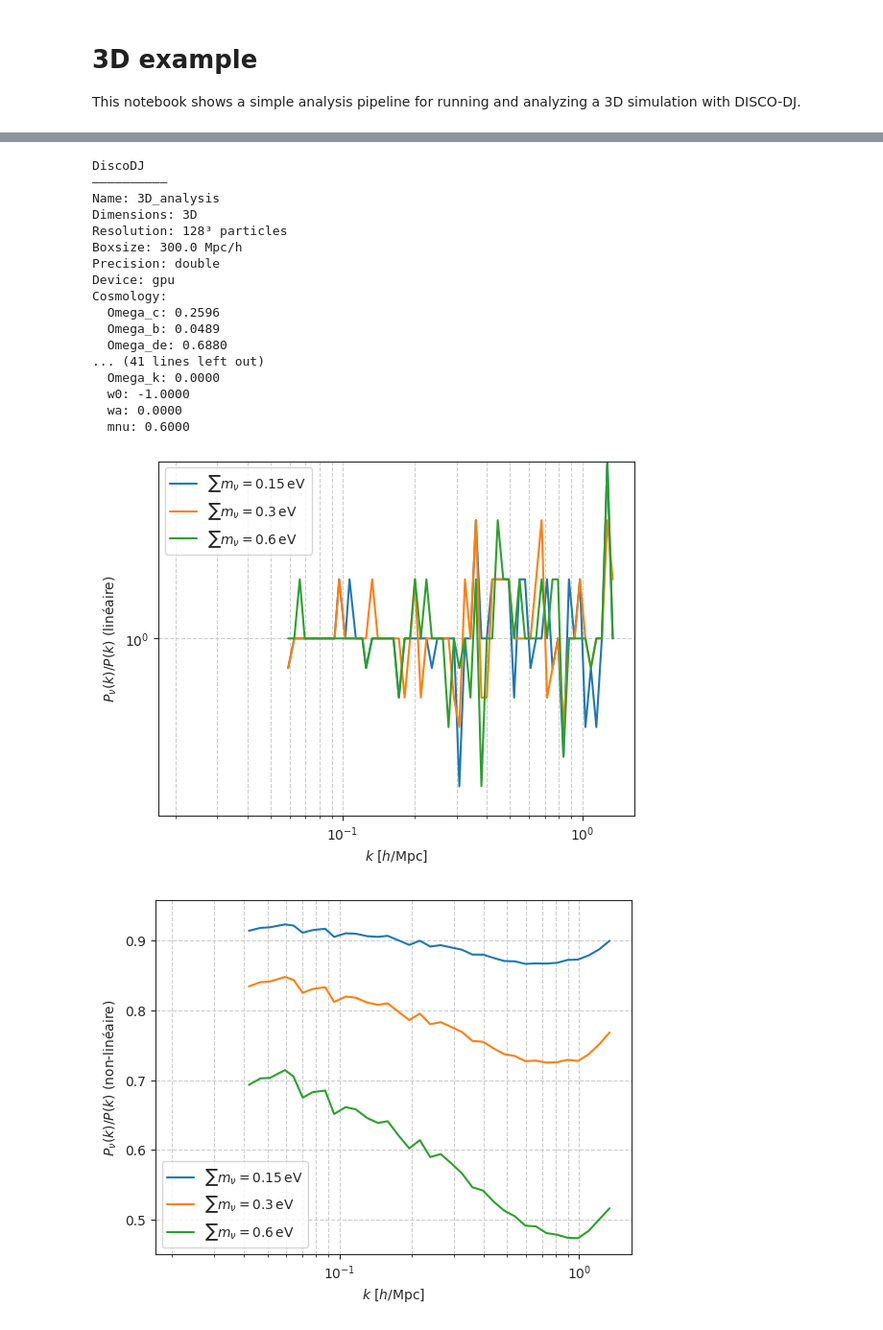
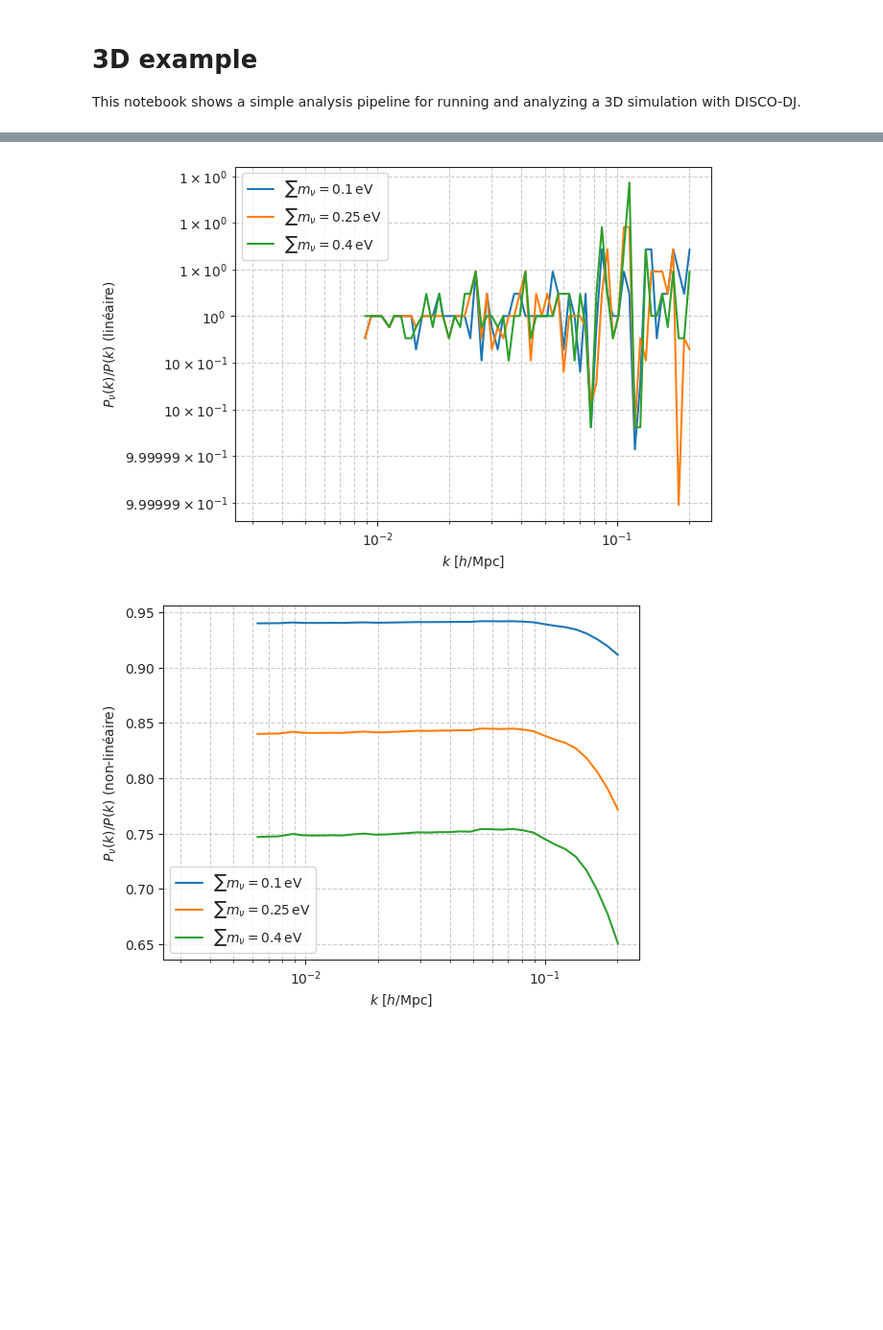
Before and after one commit to Xantyos13/DISCO-DJ, a Jupyter notebook: Neutrinos/disco_dj_3d_neutrinos.ipynb, the cells around one changed output, grey strips where cells are left out. Shown at 96% size. Saved outputs shown, nothing was run; the diff lists cells and outputs as text; code cells hidden in the pictures; blank space fills up the shorter version.

```diff
--- a/Neutrinos/disco_dj_3d_neutrinos.ipynb
+++ b/Neutrinos/disco_dj_3d_neutrinos.ipynb
@@ -39,13 +39,13 @@ print(device)
 name = "3D_analysis"
 dim = 3
 
-precision = "double"
+precision = "single"
 if precision == "double":
     config.update("jax_enable_x64", True)
 
 
 # Define the boxsize and resolution
-boxsize = 300.0  # in Mpc/h
+boxsize = 2000  # in Mpc/h
 res = 128  # the particles live on a Lagrangrian grid of resolution (res)^dim
 
 
@@ -54,7 +54,7 @@ res = 128  # the particles live on a Lagrangrian grid of resolution (res)^dim
 
 # The cosmology can be provided as a dictionary or a string for a pre-defined cosmology (e.g. "CamelsCV" for the Camels Cosmic Variance suite).
 # cosmo = "CamelsCV"
-cosmo = dict(Omega_c=0.259605,  # cold dark matter content
+cosmo = dict(Omega_c=0.2610089,  # cold dark matter content
              Omega_b=0.0488911,  # baryonic content (note: Disco-DJ so far only performs N-body simulations, no hydro; this is only used for the linear power spectrum!)
              h=0.67742,  # dimensionless Hubble constant
              n_s=0.96822,  # scalar spectral index
@@ -64,7 +64,7 @@ cosmo = dict(Omega_c=0.259605,  # cold dark matter content
 dj = DiscoDJ(dim=dim, res=res, name=name, device=device, precision=precision, boxsize=boxsize, cosmo=cosmo)
 print(dj)
 dj = dj.with_timetables()
-dj = dj.with_linear_ps(transfer_function="DiscoEB")
+dj = dj.with_linear_ps(transfer_function="Eisenstein-Hu")
 white_noise_field = dj.get_ngenic_noise(seed=13)  # a white noise field, defined in real space
 dj = dj.with_ics(white_noise_space="real", white_noise_field=white_noise_field, convert_to_numpy=True)
 k_pre, Pk_pre, _ = dj.evaluate_power_spectrum(dj.delta_ini, compute_std=False, bins=80)
@@ -99,8 +99,8 @@ k, Pk, _ = dj.evaluate_power_spectrum(delta_sim, bins=dj.res//3, deconvolve=True
 
 ###########################################################################################################################################################################
 results_disco = []
-for sum_masses in [0.15, 0.3, 0.6]:
-    cosmo_nu = dict(Omega_c=0.259605,  # cold dark matter content
+for sum_masses in [0.1, 0.25, 0.4]:
+    cosmo_nu = dict(Omega_c=0.2610089,  # cold dark matter content
                 Omega_b=0.0488911,  # baryonic content (note: Disco-DJ so far only performs N-body simulations, no hydro; this is only used for the linear power spectrum!)
                 h=0.67742,  # dimensionless Hubble constant
                 n_s=0.96822,  # scalar spectral index
@@ -110,7 +110,7 @@ for sum_masses in [0.15, 0.3, 0.6]:
     dj_nu = DiscoDJ(dim=dim, res=res, name=name, device=device, precision=precision, boxsize=boxsize, cosmo=cosmo_nu)
     print(dj_nu)
     dj_nu = dj_nu.with_timetables()
-    dj_nu = dj_nu.with_linear_ps(transfer_function="DiscoEB")
+    dj_nu = dj_nu.with_linear_ps(transfer_function="Eisenstein-Hu")
     dj_nu = dj_nu.with_ics(white_noise_space="real", white_noise_field=white_noise_field, convert_to_numpy=True)
     k_pre_nu, Pk_pre_nu, _ = dj_nu.evaluate_power_spectrum(dj.delta_ini, compute_std=False, bins=80)
     dj_nu = dj_nu.with_lpt(n_order=n_order, convert_to_numpy=True)  # convert_to_numpy as above; note that this breaks differentiability
@@ -159,7 +159,7 @@ plt.legend()
 plt.grid(True, which='both', ls='--')
 
 plt.show()
-np.save("discoeb_results.npy", results_disco)
+np.save("discodj_results.npy", results_disco)
 
 #fig, axs = plt.subplots(1, 3, figsize=(16, 8))
 #axs[0].imshow(np.log10(1.01 + np.abs(delta_sim[0, :, :] - delta_sim_nu[0, :, :]))); axs[0].set_title("Deviation")
@@ -187,19 +187,2 @@ Cosmology:
-DiscoDJ
-——————————
-Name: 3D_analysis
-Dimensions: 3D
-Resolution: 128³ particles
-Boxsize: 300.0 Mpc/h
-Precision: double
-Device: gpu
-Cosmology:
-  Omega_c: 0.2596
-  Omega_b: 0.0489
-  Omega_de: 0.6880
-... (41 lines left out)
-  Omega_k: 0.0000
-  w0: -1.0000
-  wa: 0.0000
-  mnu: 0.6000
-[figure, old version]
+[figure, new version]
-[figure, old version]
+[figure, new version]
```
Also changed, not shown: parts of 1 cell of this notebook, 7 other files.
